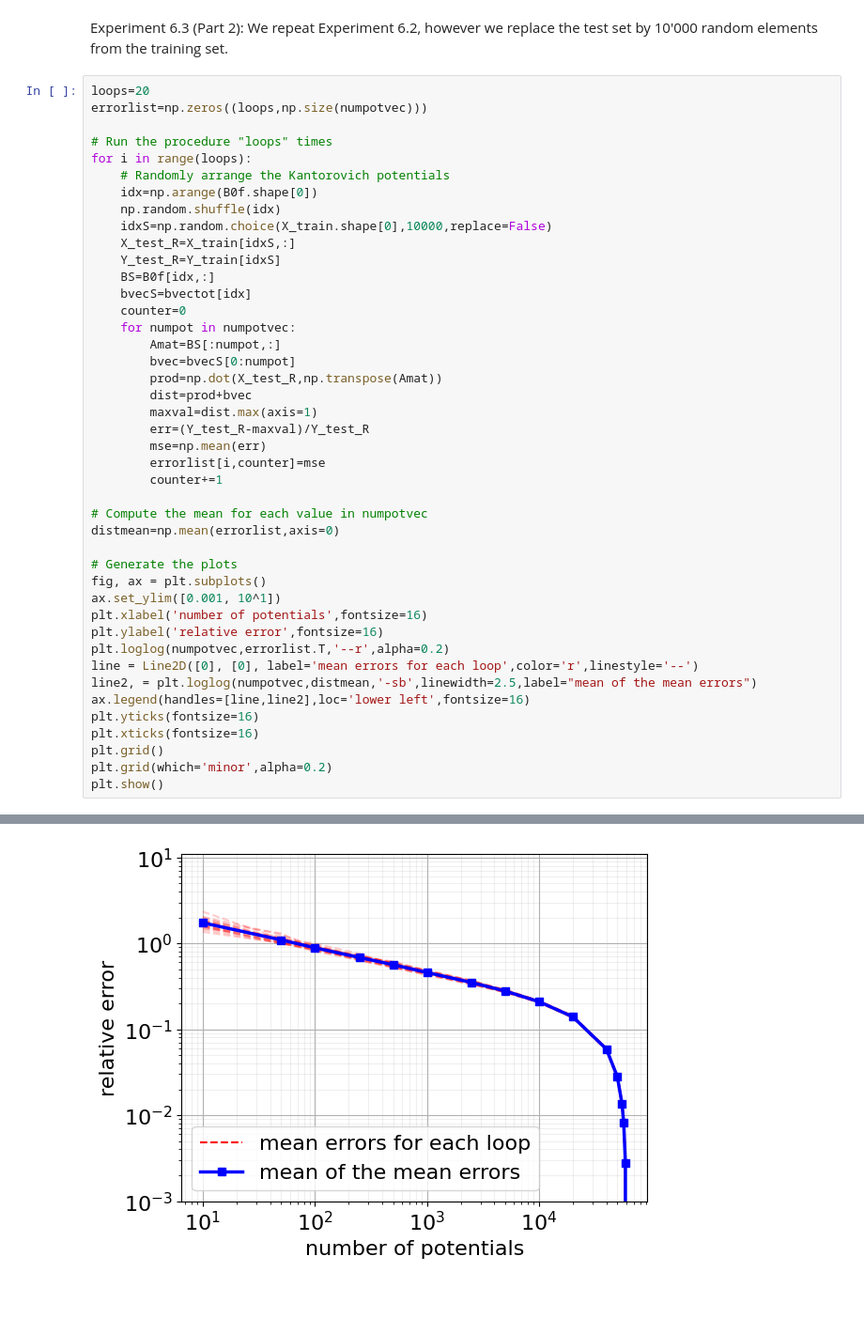
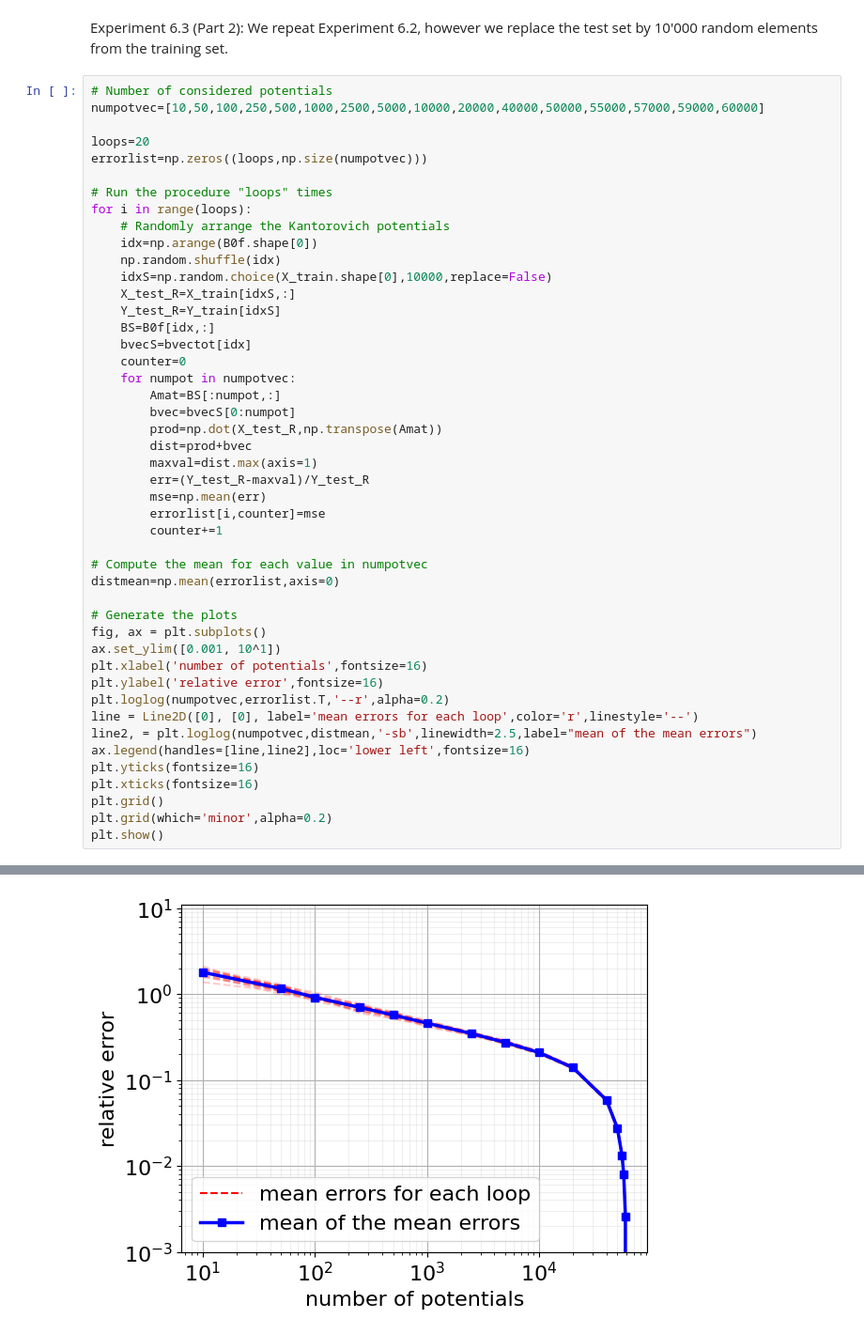
Before and after one commit to heipas/Computing-on-WassersteinSpace, a Jupyter notebook: Sec6p1_MNIST.ipynb, the cells around one changed output, grey strips where cells are left out. Shown: that part at 94% size. Cells and saved outputs as stored; diff of their text form; blank space fills up the shorter version.

```diff
--- a/Sec6p1_MNIST.ipynb
+++ b/Sec6p1_MNIST.ipynb
@@ -187,6 +194,9 @@ plt.show()
 # %% [markdown]
 Experiment 6.3 (Part 2): We repeat Experiment 6.2, however we replace the test set by 10'000 random elements from the training set.
 # %%
+# Number of considered potentials
+numpotvec=[10,50,100,250,500,1000,2500,5000,10000,20000,40000,50000,55000,57000,59000,60000]
+
 loops=20
 errorlist=np.zeros((loops,np.size(numpotvec)))
 
@@ -250 +243 @@ plt.show()
-[figure, old version]
+[figure, new version]
```
Also changed, not shown: parts of 4 cells of this notebook.
